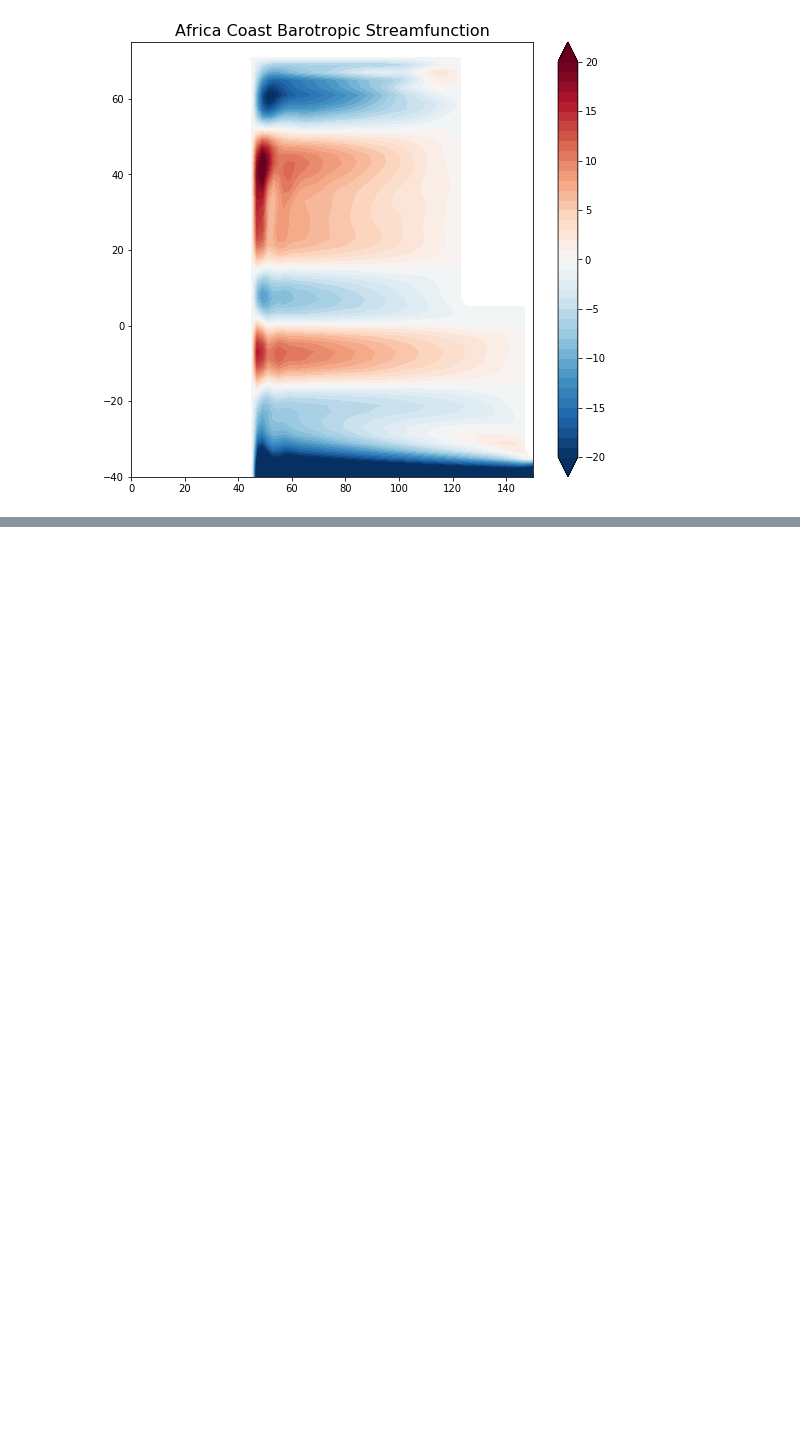
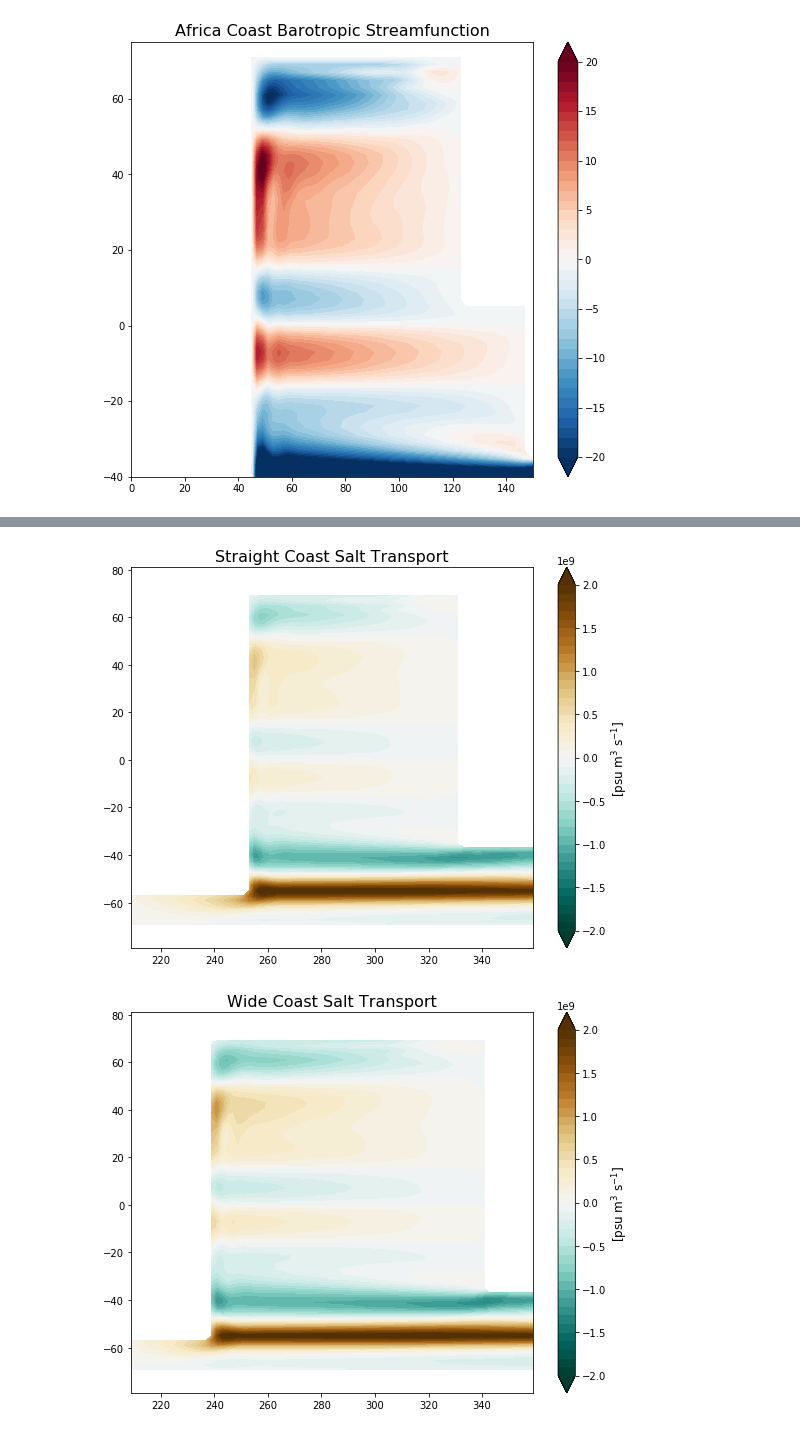
Before and after one commit to s-ragen/AQUA_CODE, a Jupyter notebook: barotropic_sfn.ipynb, the cells around one changed output, grey strips where cells are left out. Cells and saved outputs as stored; diff of their text form; code cells hidden in the pictures; blank space fills up the shorter version.

```diff
--- a/barotropic_sfn.ipynb
+++ b/barotropic_sfn.ipynb
@@ -510,0 +641,13 @@ plt.show()
+# %%
+salt_trans_straight = barotropic_salt_transport(dm_straight.S_ady_2d, dm_straight.S_diffy_2d, case_straight)
+
+salt_trans_wide = barotropic_salt_transport(dm_wide.S_ady_2d, dm_wide.S_diffy_2d, case_wide)
+
+salt_trans_both = barotropic_salt_transport(dm_both.S_ady_2d, dm_both.S_diffy_2d, case_both)
+
+salt_trans_am = barotropic_salt_transport(dm_am.S_ady_2d, dm_am.S_diffy_2d, case_am)
+
+salt_trans_af = barotropic_salt_transport(dm_af.S_ady_2d, dm_af.S_diffy_2d, case_af)
+# %% [output]
+[figure, added]
+[figure, added]
```
Also changed, not shown: parts of 11 cells of this notebook.
